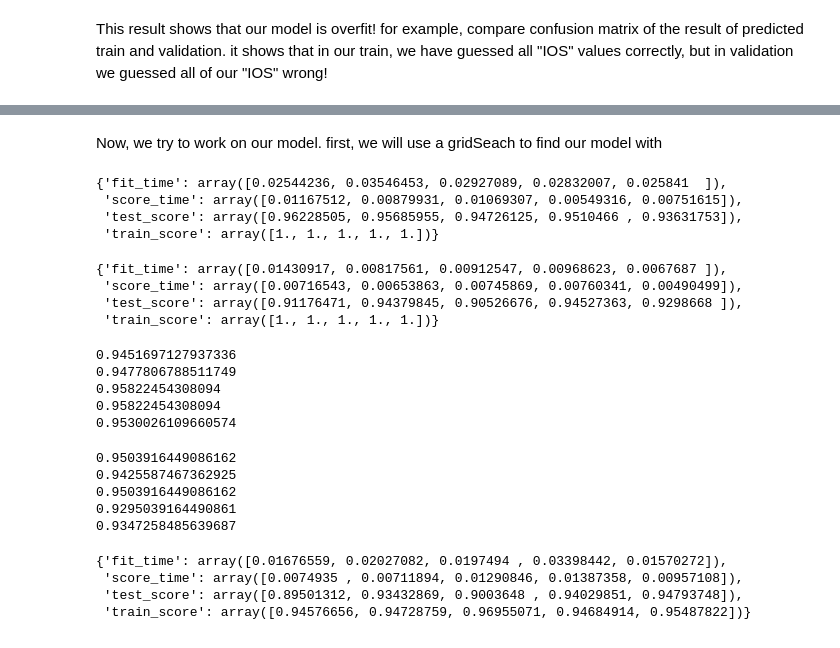
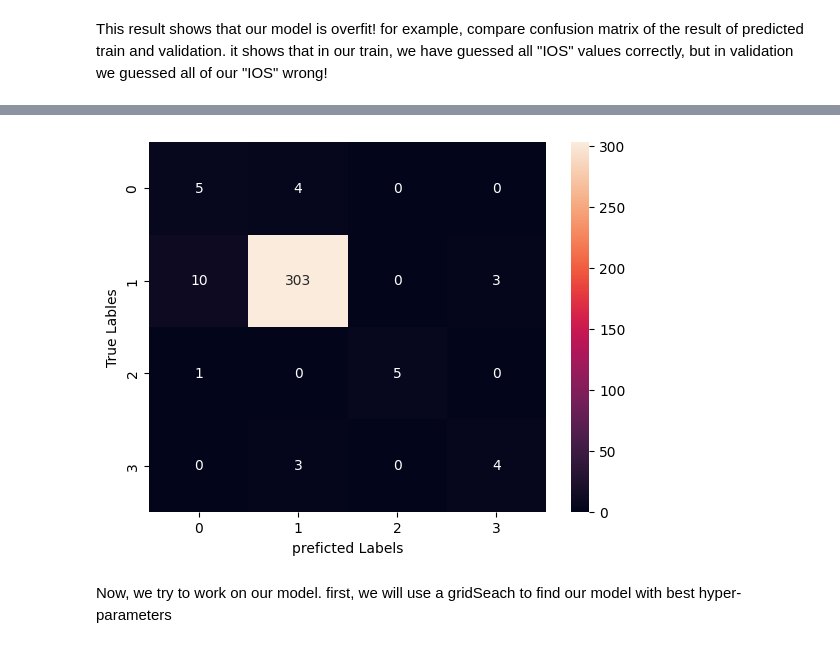
Before and after one commit to ahmadjalali73/OS-Price-Prediction, a Jupyter notebook: OS_Prediction.ipynb, the cells around one changed output, grey strips where cells are left out. Saved outputs shown, nothing was run; the diff lists cells and outputs as text; code cells hidden in the pictures.

```diff
--- a/OS_Prediction.ipynb
+++ b/OS_Prediction.ipynb
@@ -102,67 +72,6 @@ Text(50.722222222222214, 0.5, 'True Lables')
+# %%
+heatmap(y_val, val_predict)
+# %% [output]
+[figure, added]
 # %% [markdown]
-Now, we try to work on our model. first, we will use a gridSeach to find our model with
+Now, we try to work on our model. first, we will use a gridSeach to find our model with best hyper-parameters
-# %%
-result = cross_validate(dtc, X_train, y_train, scoring='f1_weighted', cv=5, return_train_score=True)
-pprint(result)
-# %% [output]
-{'fit_time': array([0.02544236, 0.03546453, 0.02927089, 0.02832007, 0.025841  ]),
- 'score_time': array([0.01167512, 0.00879931, 0.01069307, 0.00549316, 0.00751615]),
- 'test_score': array([0.96228505, 0.95685955, 0.94726125, 0.9510466 , 0.93631753]),
- 'train_score': array([1., 1., 1., 1., 1.])}
-# %%
-result = cross_validate(dtc, X_val, y_val, scoring='f1_weighted', cv=5, return_train_score=True)
-pprint(result)
-# %% [output]
-{'fit_time': array([0.01430917, 0.00817561, 0.00912547, 0.00968623, 0.0067687 ]),
- 'score_time': array([0.00716543, 0.00653863, 0.00745869, 0.00760341, 0.00490499]),
- 'test_score': array([0.91176471, 0.94379845, 0.90526676, 0.94527363, 0.9298668 ]),
- 'train_score': array([1., 1., 1., 1., 1.])}
-# %%
-skfold = StratifiedKFold(n_splits=5, random_state=42, shuffle=True)
-for tr_index, tst_index in skfold.split(X_train, y_train):
-    # print(X_train.iloc[tr_index])
-    clone_dtc = clone(dtc)
-    x_train_fold = X_train.iloc[tr_index]
-    y_train_fold = y_train.iloc[tr_index]
-    x_test_fold = X_train.iloc[tst_index]
-    y_test_fold = y_train.iloc[tst_index]
-
-    clone_dtc.fit(x_train_fold, y_train_fold)
-    y_pred = clone_dtc.predict(x_test_fold)
-    print(accuracy_score(y_true=y_test_fold, y_pred=y_pred))
-# %% [output]
-0.9451697127937336
-0.9477806788511749
-0.95822454308094
-0.95822454308094
-0.9530026109660574
-# %%
-sgdc = SGDClassifier(random_state=42)
-skfold = StratifiedKFold(n_splits=5, random_state=42, shuffle=True)
-for tr_index, tst_index in skfold.split(X_train, y_train):
-    # print(X_train.iloc[tr_index])
-    clone_sgdc = clone(sgdc)
-    x_train_fold = X_train.iloc[tr_index]
-    y_train_fold = y_train.iloc[tr_index]
-    x_test_fold = X_train.iloc[tst_index]
-    y_test_fold = y_train.iloc[tst_index]
-
-    clone_sgdc.fit(x_train_fold, y_train_fold)
-    y_pred = clone_sgdc.predict(x_test_fold)
-    print(accuracy_score(y_true=y_test_fold, y_pred=y_pred))
-# %% [output]
-0.9503916449086162
-0.9425587467362925
-0.9503916449086162
-0.9295039164490861
-0.9347258485639687
-# %%
-sgdc.fit(X_train, y_train)
-val_predict = sgdc.predict(X_val)
-result = cross_validate(sgdc, X_val, y_val, scoring='f1_weighted', cv=5, return_train_score=True)
-pprint(result)
-# %% [output]
-{'fit_time': array([0.01676559, 0.02027082, 0.0197494 , 0.03398442, 0.01570272]),
- 'score_time': array([0.0074935 , 0.00711894, 0.01290846, 0.01387358, 0.00957108]),
- 'test_score': array([0.89501312, 0.93432869, 0.9003648 , 0.94029851, 0.94793748]),
- 'train_score': array([0.94576656, 0.94728759, 0.96955071, 0.94684914, 0.95487822])}
```
Also changed, not shown: parts of 23 cells of this notebook, 7 other files.
